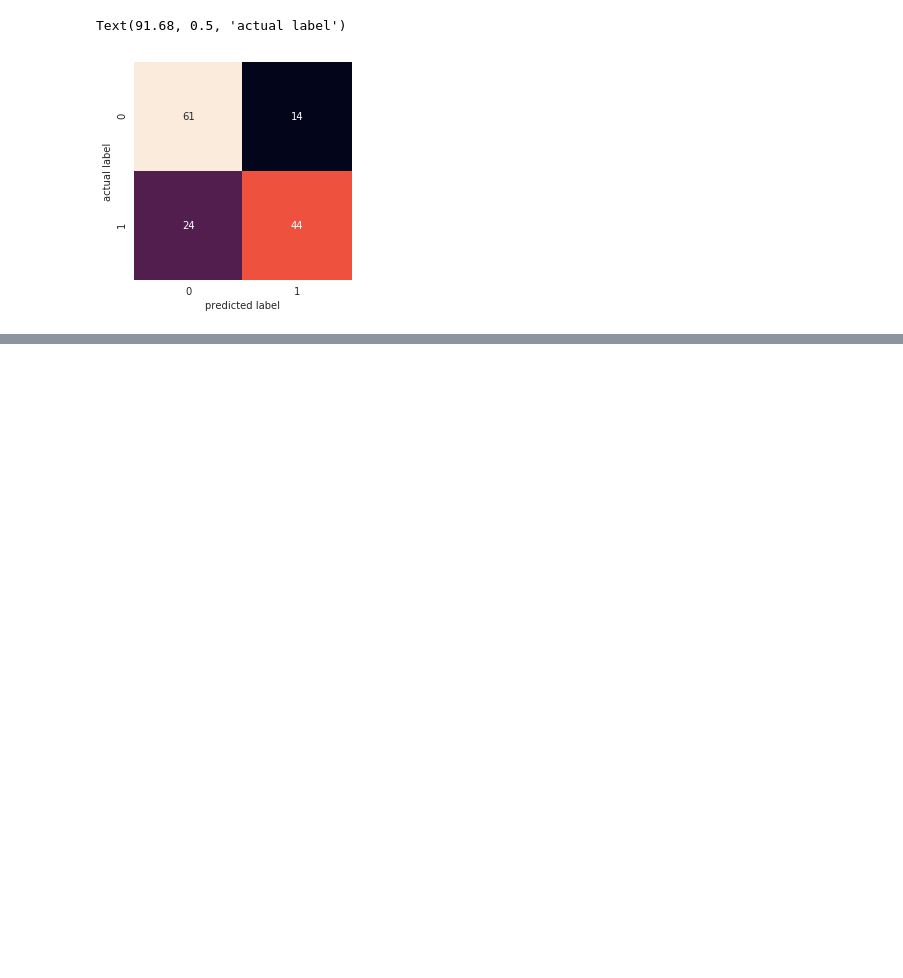
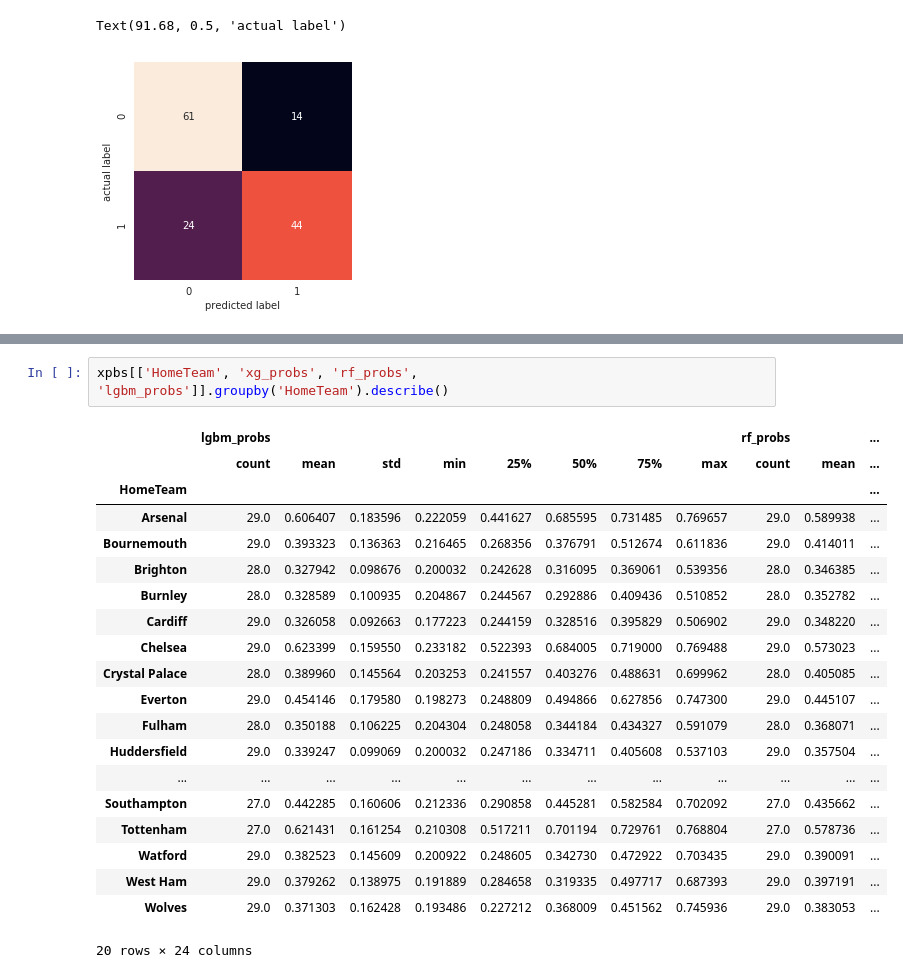
Before and after one commit to ArmstrongA/epl_predictions, a Jupyter notebook: epl_predictions.ipynb, the cells around one changed output, grey strips where cells are left out. Drawn from its saved outputs; the diff is of its cells as text; blank space fills up the shorter version.

```diff
--- a/epl_predictions.ipynb
+++ b/epl_predictions.ipynb
@@ -1067 +1067,24 @@ xpbs.loc[(xpbs['ens_preds'] == 1) & (xpbs['actual'] == 1)]
 44 rows × 39 columns
+# %%
+xpbs[['HomeTeam', 'xg_probs', 'rf_probs', 'lgbm_probs']].groupby('HomeTeam').describe()
+# %% [output]
+|  | lgbm_probs |  |  |  |  |  |  |  | rf_probs |  | ... |
+|  | count | mean | std | min | 25% | 50% | 75% | max | count | mean | ... |
+| HomeTeam |  |  |  |  |  |  |  |  |  |  | ... |
+| Arsenal | 29.0 | 0.606407 | 0.183596 | 0.222059 | 0.441627 | 0.685595 | 0.731485 | 0.769657 | 29.0 | 0.589938 | ... |
+| Bournemouth | 29.0 | 0.393323 | 0.136363 | 0.216465 | 0.268356 | 0.376791 | 0.512674 | 0.611836 | 29.0 | 0.414011 | ... |
+| Brighton | 28.0 | 0.327942 | 0.098676 | 0.200032 | 0.242628 | 0.316095 | 0.369061 | 0.539356 | 28.0 | 0.346385 | ... |
+| Burnley | 28.0 | 0.328589 | 0.100935 | 0.204867 | 0.244567 | 0.292886 | 0.409436 | 0.510852 | 28.0 | 0.352782 | ... |
+| Cardiff | 29.0 | 0.326058 | 0.092663 | 0.177223 | 0.244159 | 0.328516 | 0.395829 | 0.506902 | 29.0 | 0.348220 | ... |
+| Chelsea | 29.0 | 0.623399 | 0.159550 | 0.233182 | 0.522393 | 0.684005 | 0.719000 | 0.769488 | 29.0 | 0.573023 | ... |
+| Crystal Palace | 28.0 | 0.389960 | 0.145564 | 0.203253 | 0.241557 | 0.403276 | 0.488631 | 0.699962 | 28.0 | 0.405085 | ... |
+| Everton | 29.0 | 0.454146 | 0.179580 | 0.198273 | 0.248809 | 0.494866 | 0.627856 | 0.747300 | 29.0 | 0.445107 | ... |
+| Fulham | 28.0 | 0.350188 | 0.106225 | 0.204304 | 0.248058 | 0.344184 | 0.434327 | 0.591079 | 28.0 | 0.368071 | ... |
+| Huddersfield | 29.0 | 0.339247 | 0.099069 | 0.200032 | 0.247186 | 0.334711 | 0.405608 | 0.537103 | 29.0 | 0.357504 | ... |
+| ... | ... | ... | ... | ... | ... | ... | ... | ... | ... | ... | ... |
+| Southampton | 27.0 | 0.442285 | 0.160606 | 0.212336 | 0.290858 | 0.445281 | 0.582584 | 0.702092 | 27.0 | 0.435662 | ... |
+| Tottenham | 27.0 | 0.621431 | 0.161254 | 0.210308 | 0.517211 | 0.701194 | 0.729761 | 0.768804 | 27.0 | 0.578736 | ... |
+| Watford | 29.0 | 0.382523 | 0.145609 | 0.200922 | 0.248605 | 0.342730 | 0.472922 | 0.703435 | 29.0 | 0.390091 | ... |
+| West Ham | 29.0 | 0.379262 | 0.138975 | 0.191889 | 0.284658 | 0.319335 | 0.497717 | 0.687393 | 29.0 | 0.397191 | ... |
+| Wolves | 29.0 | 0.371303 | 0.162428 | 0.193486 | 0.227212 | 0.368009 | 0.451562 | 0.745936 | 29.0 | 0.383053 | ... |
+20 rows × 24 columns
```
Also changed, not shown: parts of 13 cells of this notebook.
